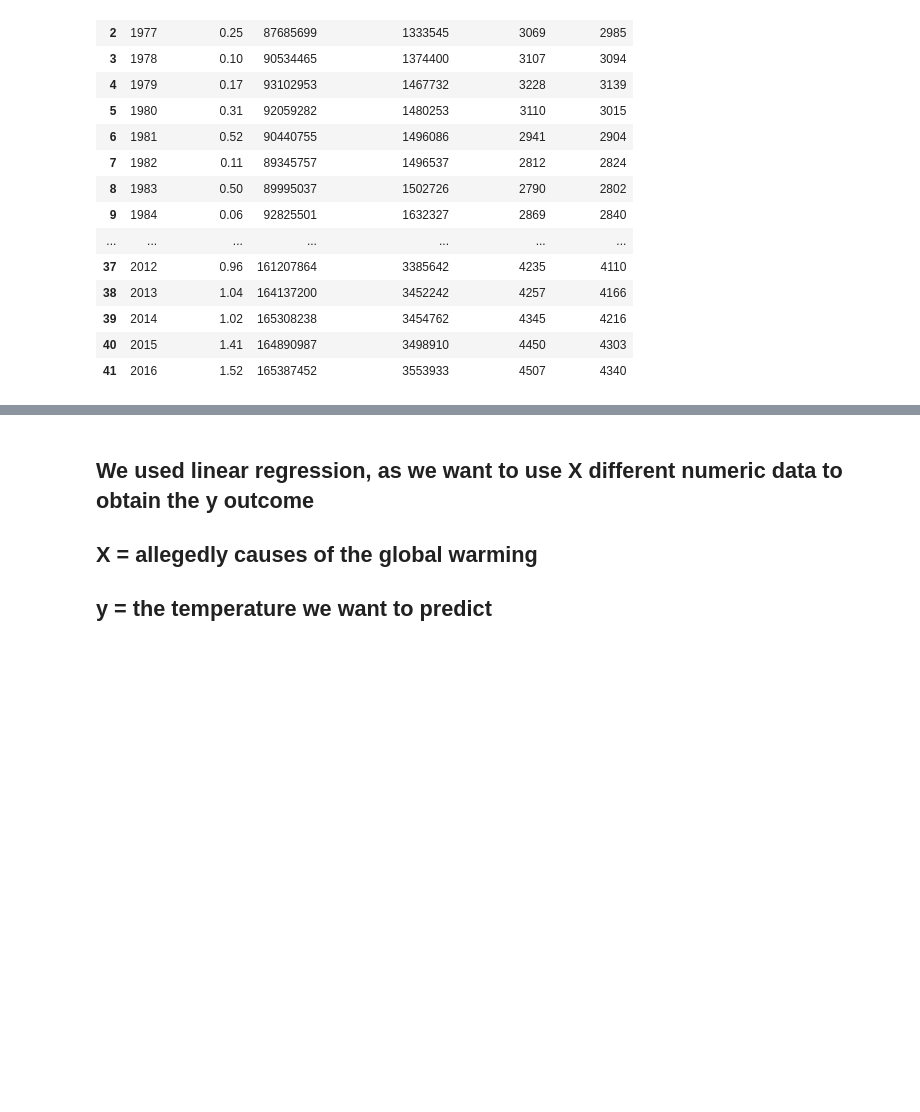
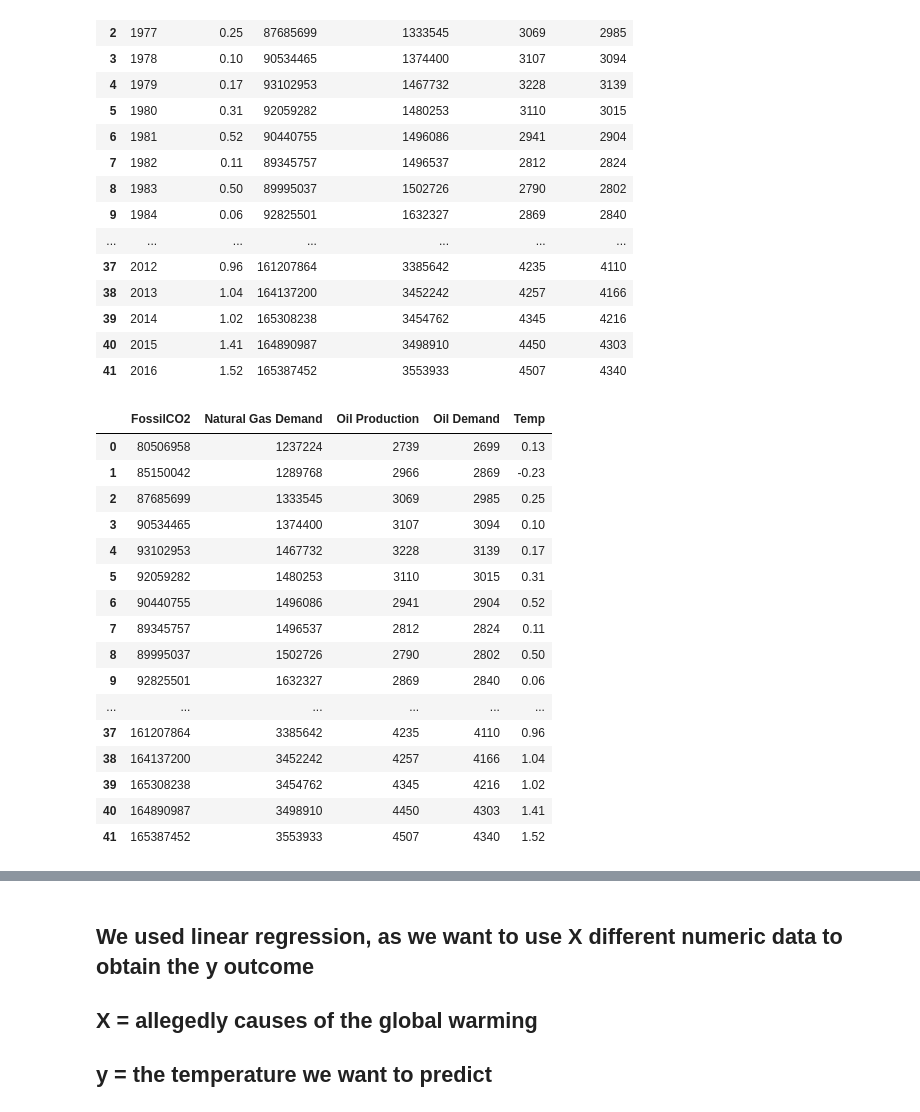
Before and after one commit to GalSarIL/GlobalWarmAnalyze, a Jupyter notebook: ML.ipynb, the cells around one changed output, grey strips where cells are left out. Saved outputs shown, nothing was run; the diff lists cells and outputs as text; code cells hidden in the pictures; blank space fills up the shorter version.

```diff
--- a/ML.ipynb
+++ b/ML.ipynb
@@ -43,4 +43,27 @@ df
 | 39 | 2014 | 1.02 | 165308238 | 3454762 | 4345 | 4216 |
 | 40 | 2015 | 1.41 | 164890987 | 3498910 | 4450 | 4303 |
 | 41 | 2016 | 1.52 | 165387452 | 3553933 | 4507 | 4340 |
+# %%
+df_copy = df.copy()
+df_copy["Temp"] = df_copy["Temperature"]
+df_copy.drop(["Temperature", "Year"], axis = 1, inplace=True)
+df_copy
+# %% [output]
+|  | FossilCO2 | Natural Gas Demand | Oil Production | Oil Demand | Temp |
+| 0 | 80506958 | 1237224 | 2739 | 2699 | 0.13 |
+| 1 | 85150042 | 1289768 | 2966 | 2869 | -0.23 |
+| 2 | 87685699 | 1333545 | 3069 | 2985 | 0.25 |
+| 3 | 90534465 | 1374400 | 3107 | 3094 | 0.10 |
+| 4 | 93102953 | 1467732 | 3228 | 3139 | 0.17 |
+| 5 | 92059282 | 1480253 | 3110 | 3015 | 0.31 |
+| 6 | 90440755 | 1496086 | 2941 | 2904 | 0.52 |
+| 7 | 89345757 | 1496537 | 2812 | 2824 | 0.11 |
+| 8 | 89995037 | 1502726 | 2790 | 2802 | 0.50 |
+| 9 | 92825501 | 1632327 | 2869 | 2840 | 0.06 |
+| ... | ... | ... | ... | ... | ... |
+| 37 | 161207864 | 3385642 | 4235 | 4110 | 0.96 |
+| 38 | 164137200 | 3452242 | 4257 | 4166 | 1.04 |
+| 39 | 165308238 | 3454762 | 4345 | 4216 | 1.02 |
+| 40 | 164890987 | 3498910 | 4450 | 4303 | 1.41 |
+| 41 | 165387452 | 3553933 | 4507 | 4340 | 1.52 |
 # %%
```
Also changed, not shown: parts of 4 cells of this notebook, 1 other file.
